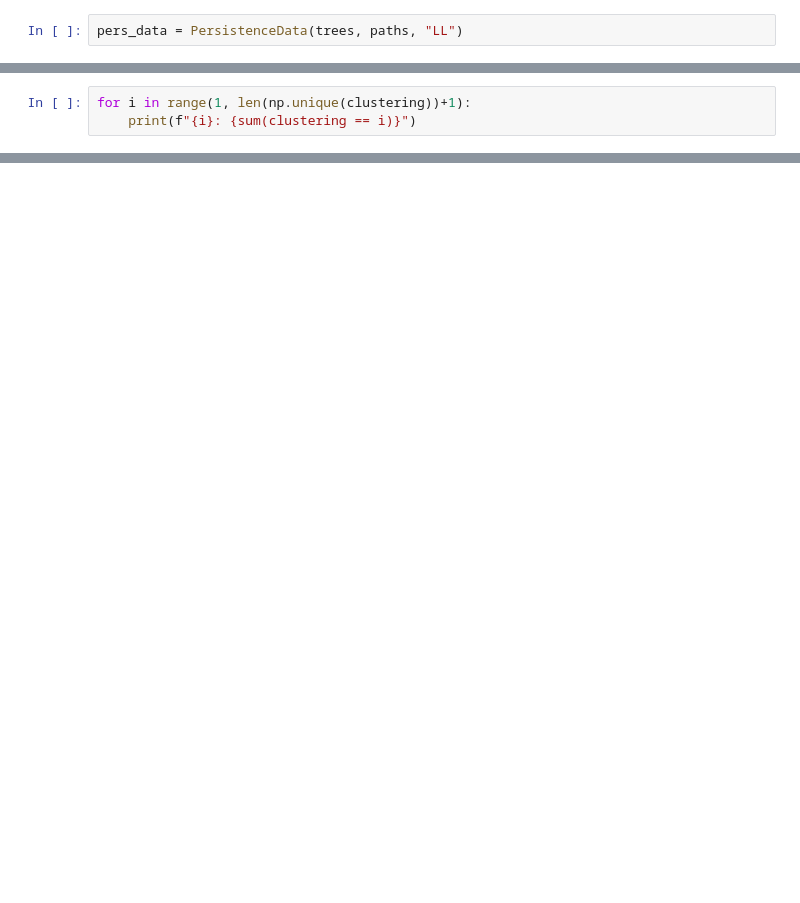
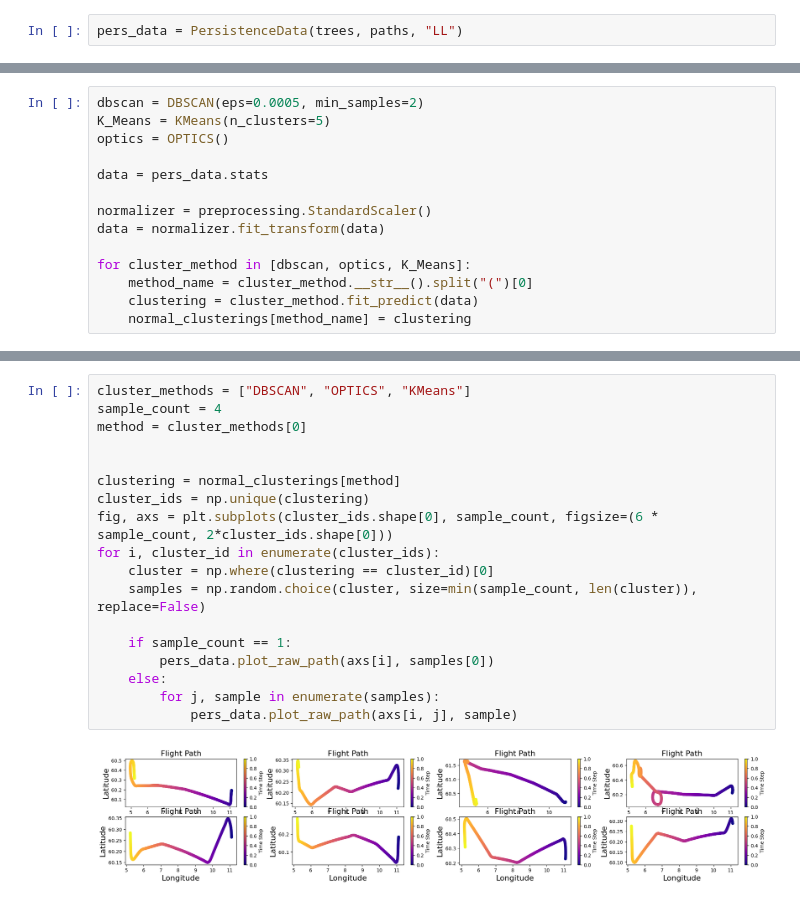
Before and after one commit to tobbensol/masters-thesis, a Jupyter notebook: flight clustering.ipynb, the cells around one changed output, grey strips where cells are left out. Drawn from its saved outputs; the diff is of its cells as text; blank space fills up the shorter version.

```diff
--- a/flight clustering.ipynb
+++ b/flight clustering.ipynb
@@ -53,3 +55,0 @@ clusterings["LINKAGE"] = clustering
-# %%
-for i in range(1, len(np.unique(clustering))+1):
-    print(f"{i}: {sum(clustering == i)}")
@@ -126,0 +99,14 @@ fig = pers_data.plot_diagram(cluster[2])
+# %%
+dbscan = DBSCAN(eps=0.0005, min_samples=2)
+K_Means = KMeans(n_clusters=5)
+optics = OPTICS()
+
+data = pers_data.stats
+
+normalizer = preprocessing.StandardScaler()
+data = normalizer.fit_transform(data)
+
+for cluster_method in [dbscan, optics, K_Means]:
+    method_name = cluster_method.__str__().split("(")[0]
+    clustering = cluster_method.fit_predict(data)
+    normal_clusterings[method_name] = clustering
@@ -126,0 +124,20 @@ fig = pers_data.plot_diagram(cluster[2])
+# %%
+cluster_methods = ["DBSCAN", "OPTICS", "KMeans"]
+sample_count = 4
+method = cluster_methods[0]
+
+
+clustering = normal_clusterings[method]
+cluster_ids = np.unique(clustering)
+fig, axs = plt.subplots(cluster_ids.shape[0], sample_count, figsize=(6 * sample_count, 2*cluster_ids.shape[0]))
+for i, cluster_id in enumerate(cluster_ids):
+    cluster = np.where(clustering == cluster_id)[0]
+    samples = np.random.choice(cluster, size=min(sample_count, len(cluster)), replace=False)
+
+    if sample_count == 1:
+        pers_data.plot_raw_path(axs[i], samples[0])
+    else:
+        for j, sample in enumerate(samples):
+            pers_data.plot_raw_path(axs[i, j], sample)
+# %% [output]
+[figure, added]
```
Also changed, not shown: parts of 11 cells of this notebook.
